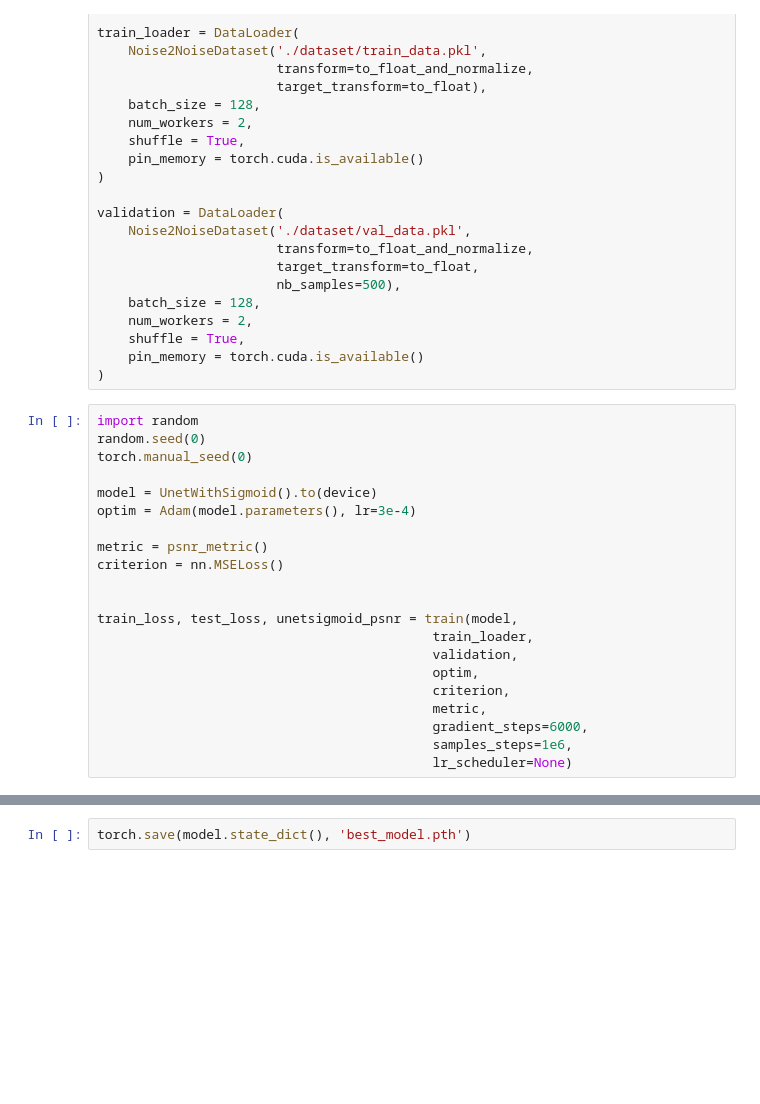
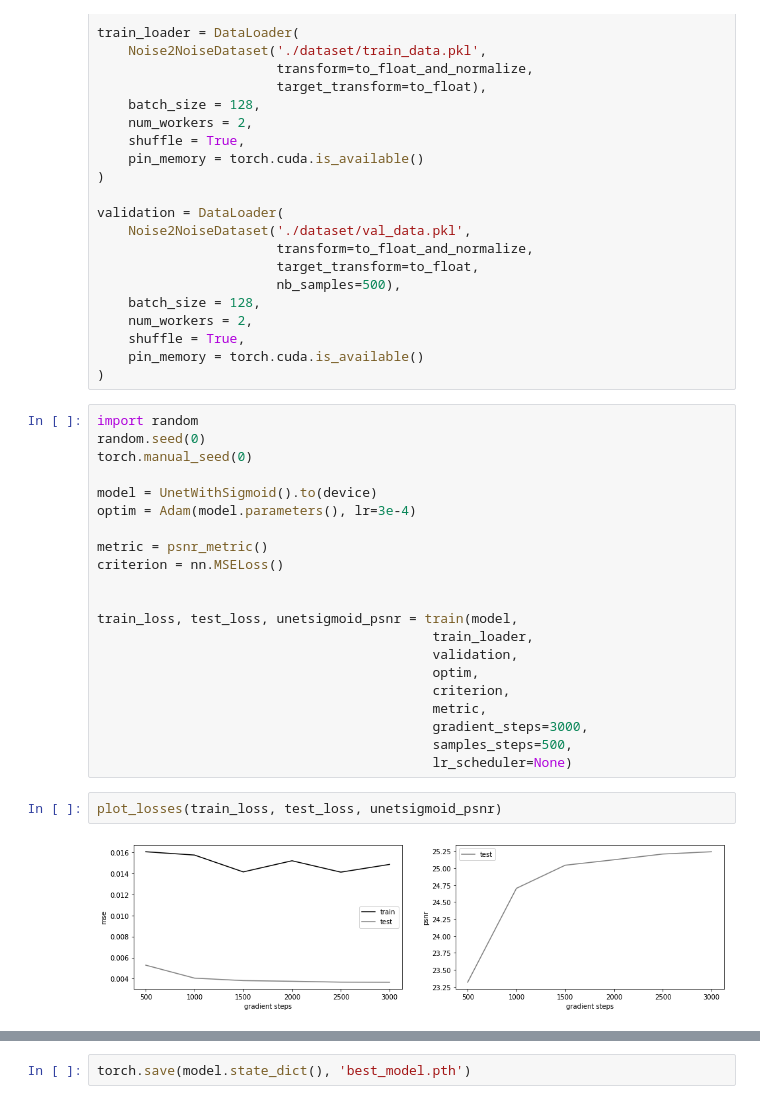
Before and after one commit to thurgarion2/noise2noise, a Jupyter notebook: _train_final.ipynb, the cells around one changed output, grey strips where cells are left out. Drawn from its saved outputs; the diff is of its cells as text; blank space fills up the shorter version.

Commit message:
train new model

```diff
--- a/_train_final.ipynb
+++ b/_train_final.ipynb
@@ -72,9 +72,13 @@ train_loss, test_loss, unetsigmoid_psnr = train(model,
                                            optim,
                                            criterion,
                                            metric,
-                                           gradient_steps=6000,
-                                           samples_steps=1e6,
+                                           gradient_steps=3000,
+                                           samples_steps=500,
                                            lr_scheduler=None)
+# %%
+plot_losses(train_loss, test_loss, unetsigmoid_psnr)
+# %% [output]
+[figure, added]
 # %%
 eval_model(model, validation, psnr_metric())
 # %% [output]
```
Also changed, not shown: parts of 6 cells of this notebook, 2 other files.
